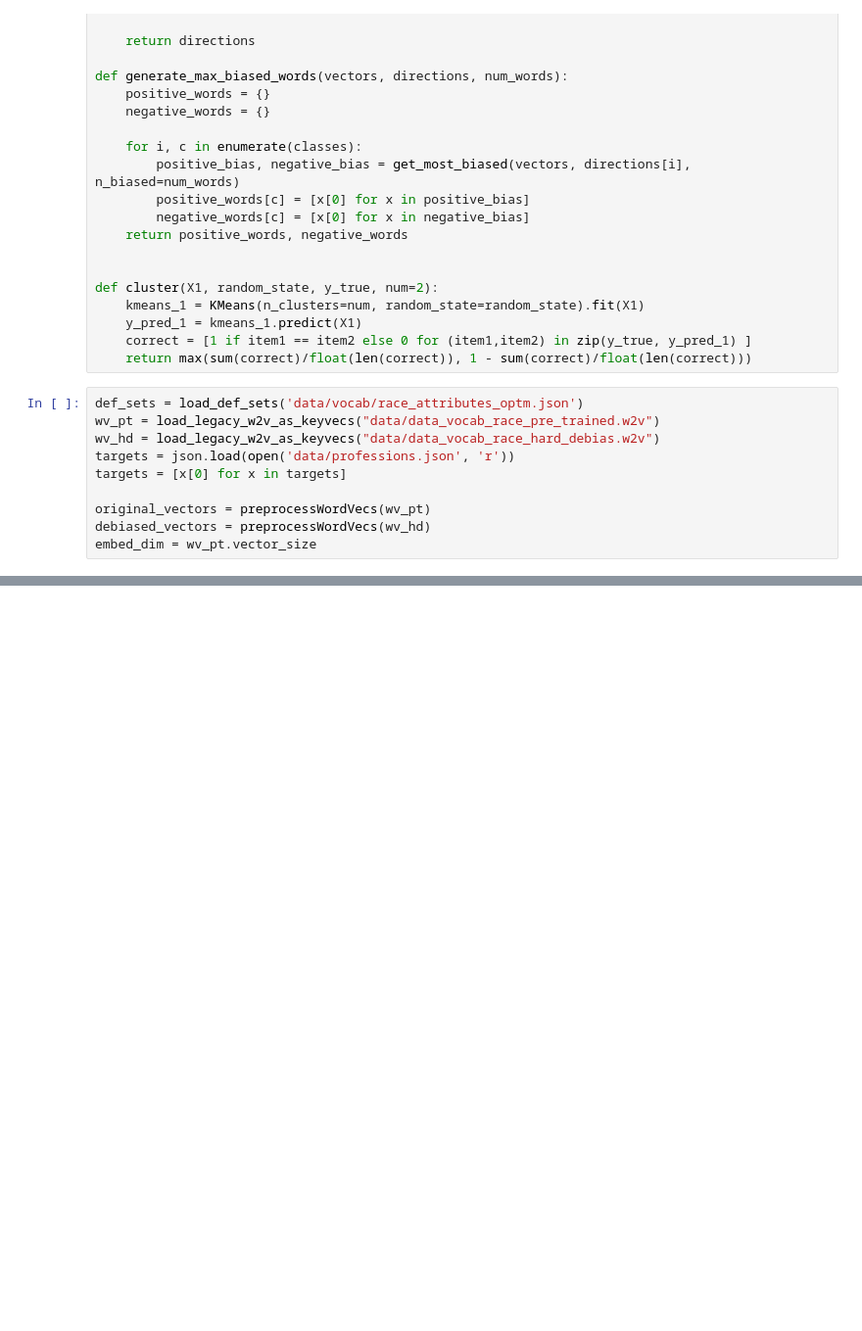
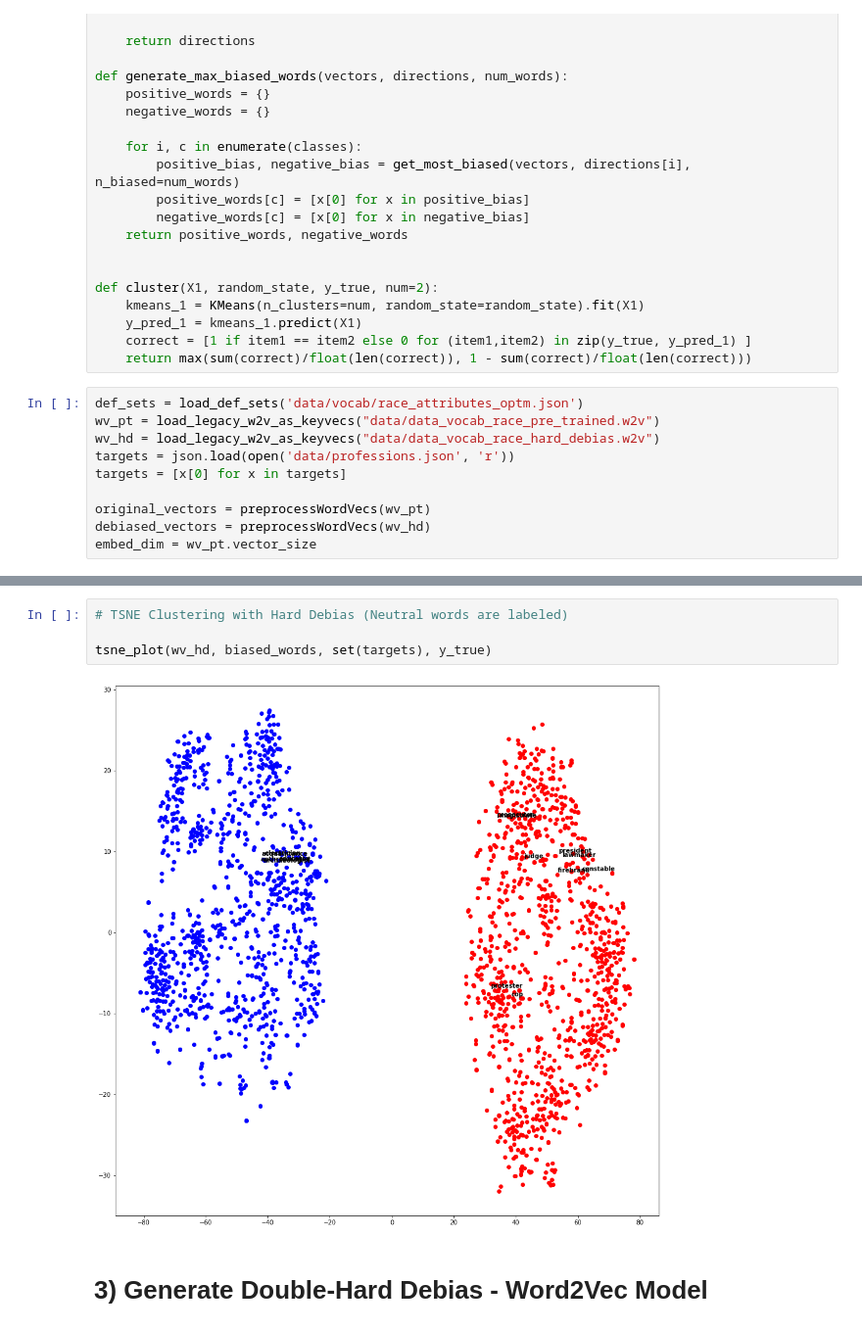
Before and after one commit to YolandaMDavis/DebiasMulticlassWordEmbedding, a Jupyter notebook: Debiasing/hard-debias-experiment.ipynb, the cells around one changed output, grey strips where cells are left out. Shown at 98% size. Saved outputs shown, nothing was run; the diff lists cells and outputs as text; blank space fills up the shorter version.

```diff
--- a/Debiasing/hard-debias-experiment.ipynb
+++ b/Debiasing/hard-debias-experiment.ipynb
@@ -197,0 +175,8 @@ ax.grid()
+# %%
+# TSNE Clustering with Hard Debias (Neutral words are labeled)
+
+tsne_plot(wv_hd, biased_words, set(targets), y_true)
+# %% [output]
+[figure, added]
+# %% [markdown]
+# 3) Generate Double-Hard Debias - Word2Vec Model
```
Also changed, not shown: parts of 16 cells of this notebook, 2 other files.
